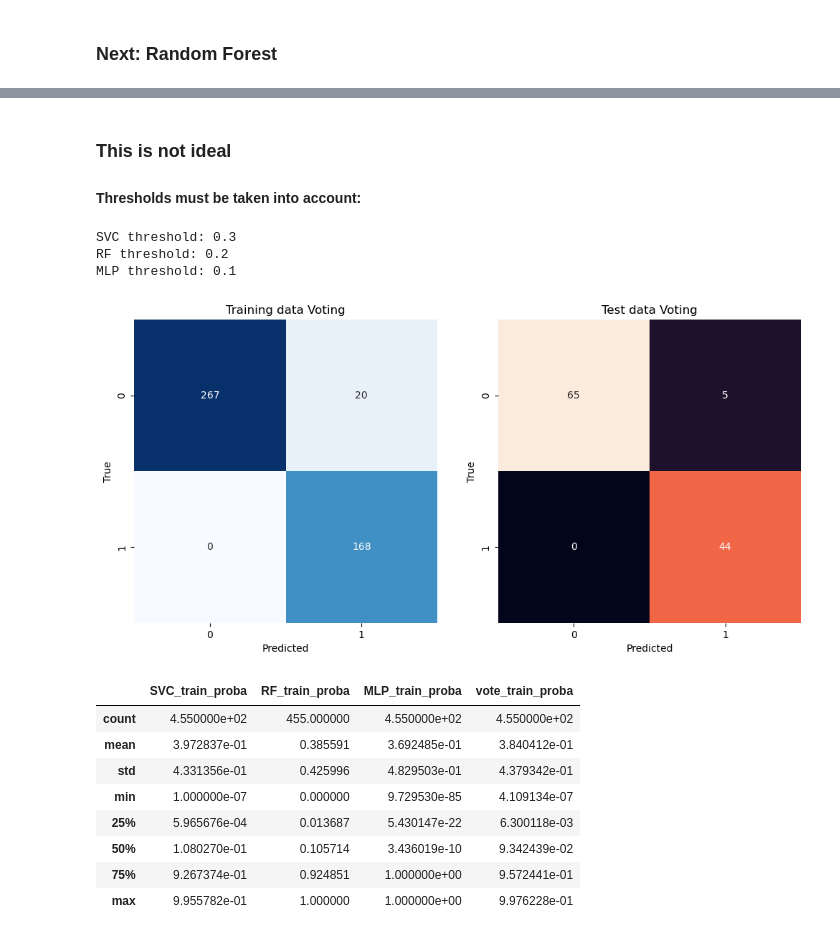
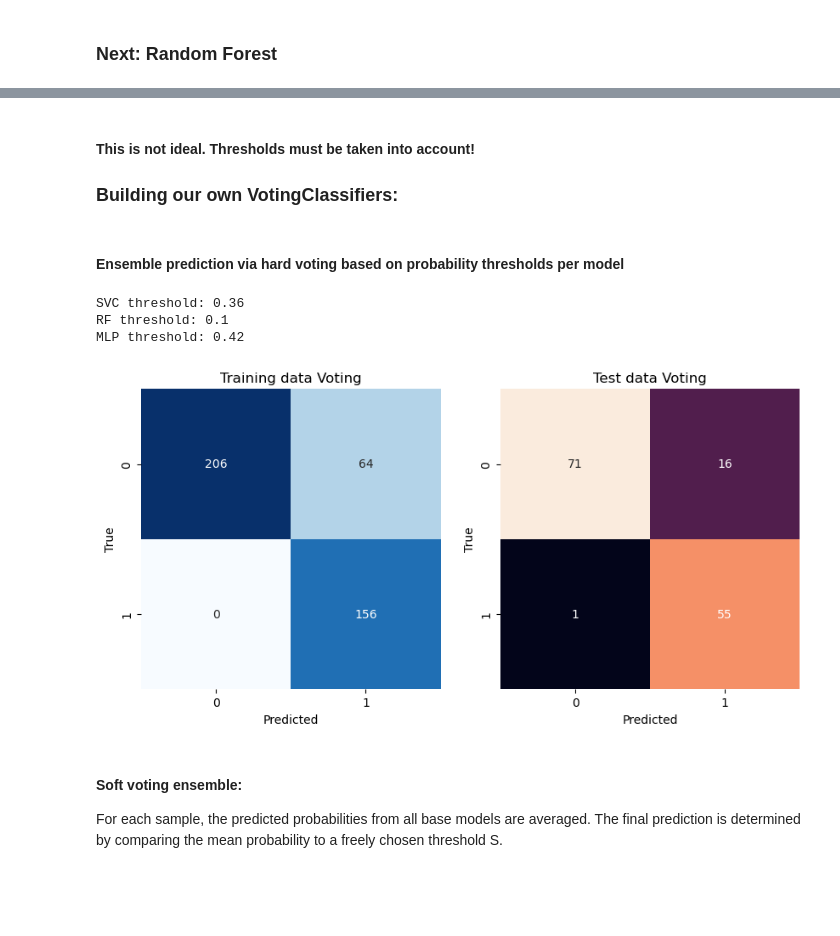
Before and after one commit to g0ld3ner/breast-cancer-voting-classifier, a Jupyter notebook: breast_cancer_analytics.ipynb, the cells around one changed output, grey strips where cells are left out. Drawn from its saved outputs; the diff is of its cells as text; code cells hidden in the pictures; blank space fills up the shorter version.

```diff
--- a/breast_cancer_analytics.ipynb
+++ b/breast_cancer_analytics.ipynb
@@ -212,7 +225,7 @@ axes[0, 1].set_title("Test data")
 axes[0, 1].set_xlabel("Predicted")
 axes[0, 1].set_ylabel("True")
 
-RF_threshold = 0.2 ### <-- set threshold
+RF_threshold = 0.1 ### <-- set threshold (good results around 0.2+)
 
 #Training data (Threshold Tuning)
 RF_train_proba = best_RF.predict_proba(X_train)[:, 1]
@@ -300,7 +313,7 @@ axes[0, 1].set_title("Test data")
 axes[0, 1].set_xlabel("Predicted")
 axes[0, 1].set_ylabel("True")
 
-MLP_threshold = 0.1  ### <-- set threshold
+MLP_threshold = 0.42 ### <-- set threshold (good results around 0.1)
 
 # Training data (Threshold Tuning)
 MLP_train_proba = best_MLP.predict_proba(X_train)[:, 1]
@@ -324,0 +340,12 @@ plt.show()
+# %%
+# VotingClassifier – hard voting
+voting_clf_hard = VotingClassifier(
+    estimators=[
+        ("svc", best_SVC),
+        ("rf", best_RF),
+        ("mlp", best_MLP)
+    ],
+    voting='hard'
+)
+# fit
+voting_clf_hard.fit(X_train, y_train)
@@ -325,6 +370,6 @@ plt.show()
 # %%
-# VotingClassifier erstellen – soft voting, damit die Wahrscheinlichkeiten gemittelt werden
-voting_clf = VotingClassifier(
+# VotingClassifier – soft voting, to average the probabilities
+voting_clf_soft = VotingClassifier(
     estimators=[
         ("svc", best_SVC),
         ("rf", best_RF),
@@ -333,7 +378,7 @@ voting_clf = VotingClassifier(
     voting='soft'
 )
 
-# VotingClassifier auf den Training data anpassen
-voting_clf.fit(X_train, y_train)
+# fit
+voting_clf_soft.fit(X_train, y_train)
 # %% [output]
 VotingClassifier(estimators=[('svc',
@@ -390,43 +497,49 @@ weighted avg       1.00      1.00      1.00       114
 # %% [markdown]
-### This is not ideal
-#### Thresholds must be taken into account:
+#### This is not ideal. Thresholds must be taken into account!
+### Building our own VotingClassifiers:
+# %% [markdown]
+#### Ensemble prediction via hard voting based on probability thresholds per model
 # %%
 ### Basically all required variables have already been calculated:
 
 print(f"SVC threshold: {SVC_threshold}")
 print(f"RF threshold: {RF_threshold}")
 print(f"MLP threshold: {MLP_threshold}")
 
 # Number of required votes:
 s = 2
 
 #für die Training data:
 vote_train_pred = (SVC_train_proba_pred + RF_train_proba_pred + MLP_train_proba_pred) >= s
 vote_train_pred = vote_train_pred.astype(int)
 
 # für die Test data:
 vote_test_pred = (SVC_test_proba_pred + RF_test_proba_pred + MLP_test_proba_pred) >= s
 vote_test_pred = vote_test_pred.astype(int)
 
 # confusion matrix:
-fig, axes = plt.subplots(1, 2, figsize=(12, 6))
+fig, axes = plt.subplots(1, 2, figsize=(10, 5))
 
 sns.heatmap(confusion_matrix(y_train, vote_train_pred),cmap='Blues', annot=True, fmt="d", cbar=False, square=True, ax=axes[0])
 axes[0].set_title("Training data Voting")
 axes[0].set_xlabel("Predicted")
 axes[0].set_ylabel("True")
 
 sns.heatmap(confusion_matrix(y_test, vote_test_pred), annot=True, fmt="d", cbar=False, square=True, ax=axes[1])
 axes[1].set_title("Test data Voting")
 axes[1].set_xlabel("Predicted")
 axes[1].set_ylabel("True")
 
 plt.show()
 # %% [output]
-SVC threshold: 0.3
-RF threshold: 0.2
-MLP threshold: 0.1
+SVC threshold: 0.36
+RF threshold: 0.1
+MLP threshold: 0.42
-[figure, old version]
+[figure, new version]
+# %% [markdown]
+#### Soft voting ensemble:
+For each sample, the predicted probabilities from all base models are averaged.
+The final prediction is determined by comparing the mean probability to a freely chosen threshold S.
 # %%
 ### Die Wahrscheinlichekeiten addieren und vergleichen:
 
@@ -447,15 +560,3 @@ df_vote_test_proba = pd.DataFrame({
     "MLP_test_proba": MLP_test_proba,
     "vote_test_proba": vote_test_proba
 })
-# %%
-df_vote_train_proba.describe()
-# %% [output]
-|  | SVC_train_proba | RF_train_proba | MLP_train_proba | vote_train_proba |
-| count | 4.550000e+02 | 455.000000 | 4.550000e+02 | 4.550000e+02 |
-| mean | 3.972837e-01 | 0.385591 | 3.692485e-01 | 3.840412e-01 |
-| std | 4.331356e-01 | 0.425996 | 4.829503e-01 | 4.379342e-01 |
-| min | 1.000000e-07 | 0.000000 | 9.729530e-85 | 4.109134e-07 |
-| 25% | 5.965676e-04 | 0.013687 | 5.430147e-22 | 6.300118e-03 |
-| 50% | 1.080270e-01 | 0.105714 | 3.436019e-10 | 9.342439e-02 |
-| 75% | 9.267374e-01 | 0.924851 | 1.000000e+00 | 9.572441e-01 |
-| max | 9.955782e-01 | 1.000000 | 1.000000e+00 | 9.976228e-01 |
```
Also changed, not shown: parts of 33 cells of this notebook, 1 other file.
